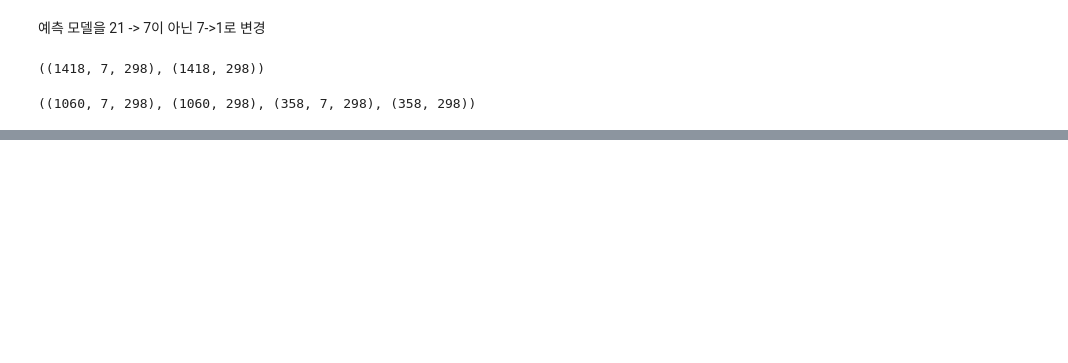
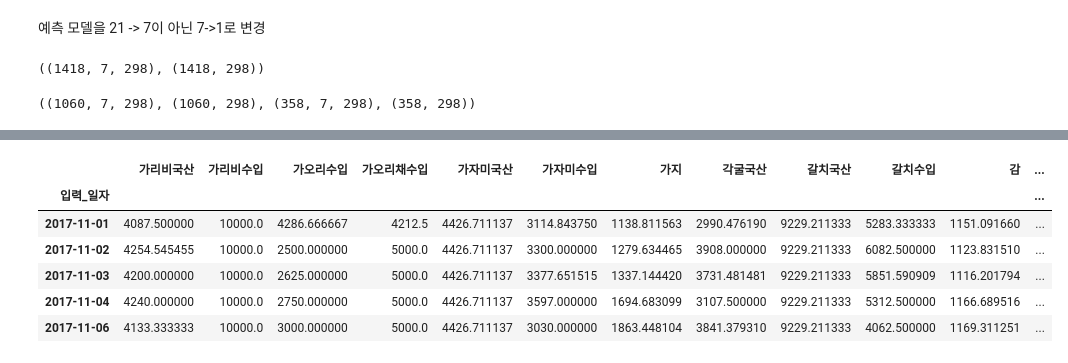
Before and after one commit to jkworldchampion/market_predict_lstm, a Jupyter notebook: baseline.ipynb, the cells around one changed output, grey strips where cells are left out. Cells and saved outputs as stored; diff of their text form; code cells hidden in the pictures; blank space fills up the shorter version.

```diff
--- a/baseline.ipynb
+++ b/baseline.ipynb
@@ -776,0 +911,27 @@ INFO:tensorflow:Assets written to: model_3/assets
+# %%
+def date_shift(df, shift):
+    data_shift = df.shift(shift)
+    data_shift.columns = [f"{col}_shift_{shift}" for col in data_shift.columns]
+    return data_shift
+# %%
+data_shift_1 = date_shift(data, 1)
+data_shift_8 = date_shift(data, 8)
+data_shift_15 = date_shift(data, 15)
+data_shift_29 = date_shift(data, 29)
+# %%
+pd.set_option('display.max_seq_items', None)
+# row 생략 없이 출력
+pd.set_option('display.max_rows', None)
+# col 생략 없이 출력
+pd.set_option('display.max_columns', None)
+# %%
+data_shift = pd.concat([data, data_shift_1, data_shift_8, data_shift_15, data_shift_29], axis=1)
+data_shift.head()
+# %% [output]
+|  | 가리비국산 | 가리비수입 | 가오리수입 | 가오리채수입 | 가자미국산 | 가자미수입 | 가지 | 각굴국산 | 갈치국산 | 갈치수입 | 감 | ... |
+| 입력_일자 |  |  |  |  |  |  |  |  |  |  |  | ... |
+| 2017-11-01 | 4087.500000 | 10000.0 | 4286.666667 | 4212.5 | 4426.711137 | 3114.843750 | 1138.811563 | 2990.476190 | 9229.211333 | 5283.333333 | 1151.091660 | ... |
+| 2017-11-02 | 4254.545455 | 10000.0 | 2500.000000 | 5000.0 | 4426.711137 | 3300.000000 | 1279.634465 | 3908.000000 | 9229.211333 | 6082.500000 | 1123.831510 | ... |
+| 2017-11-03 | 4200.000000 | 10000.0 | 2625.000000 | 5000.0 | 4426.711137 | 3377.651515 | 1337.144420 | 3731.481481 | 9229.211333 | 5851.590909 | 1116.201794 | ... |
+| 2017-11-04 | 4240.000000 | 10000.0 | 2750.000000 | 5000.0 | 4426.711137 | 3597.000000 | 1694.683099 | 3107.500000 | 9229.211333 | 5312.500000 | 1166.689516 | ... |
+| 2017-11-06 | 4133.333333 | 10000.0 | 3000.000000 | 5000.0 | 4426.711137 | 3030.000000 | 1863.448104 | 3841.379310 | 9229.211333 | 4062.500000 | 1169.311251 | ... |
```
Also changed, not shown: parts of 33 cells of this notebook, 25 other files.
